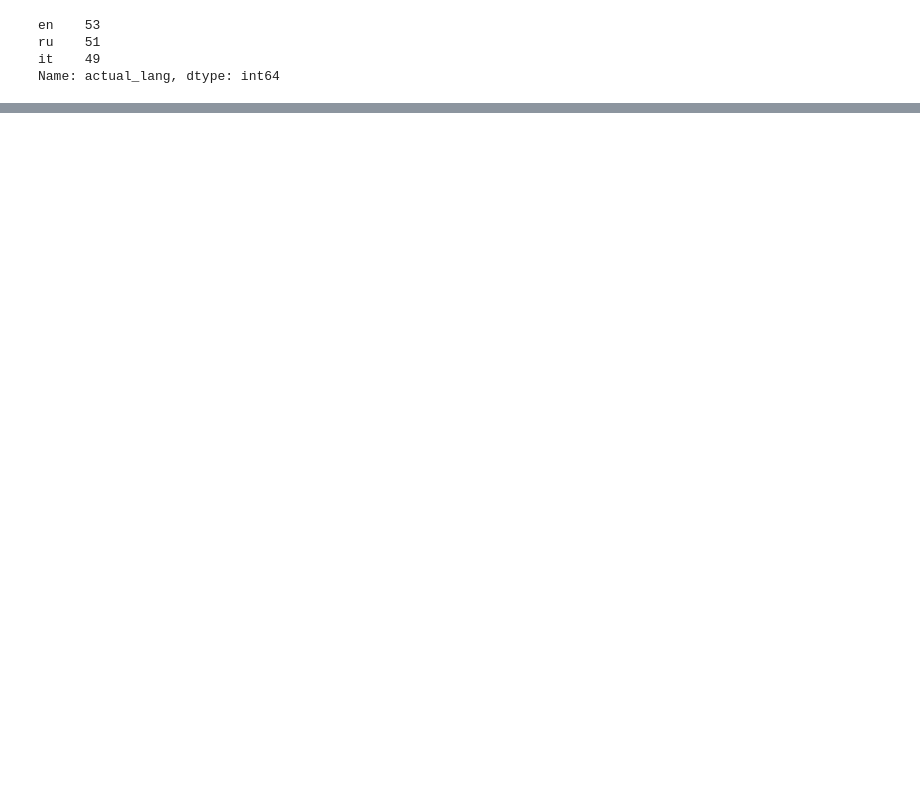
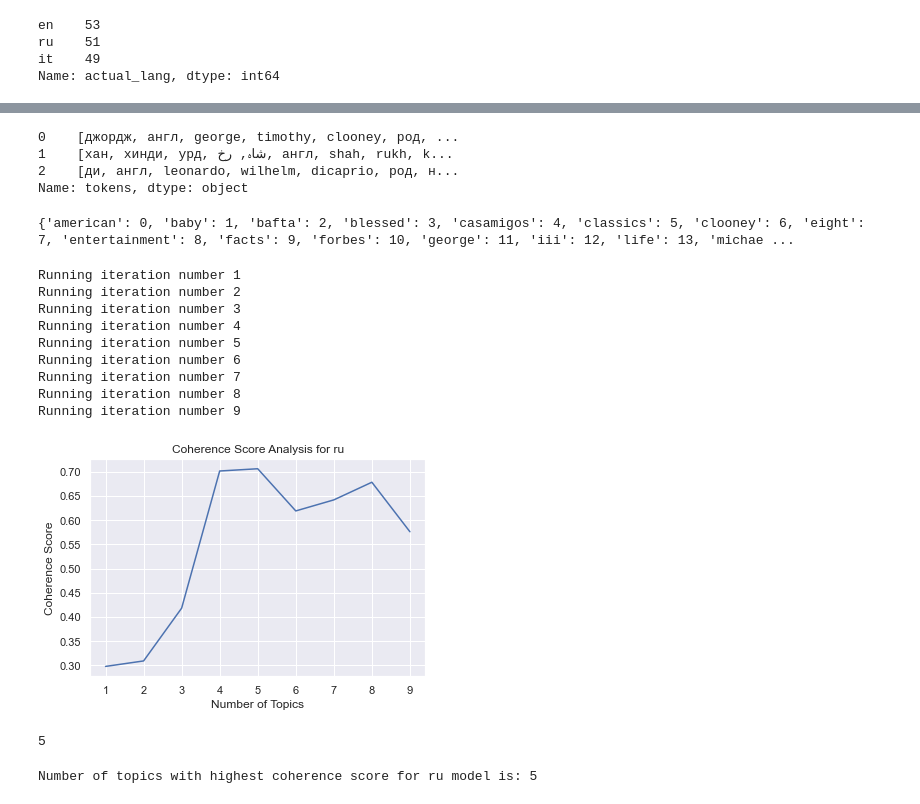
Before and after one commit to bhavesh-chainani/topic_modelling, a Jupyter notebook: scripts/topic_modelling.ipynb, the cells around one changed output, grey strips where cells are left out. Drawn from its saved outputs; the diff is of its cells as text; code cells hidden in the pictures; blank space fills up the shorter version.

```diff
--- a/scripts/topic_modelling.ipynb
+++ b/scripts/topic_modelling.ipynb
@@ -81,2 +73,17 @@ for summary in nlp.pipe(reports['summary']):
     proj_tok = [token.lemma_.lower() for token in summary if token.pos_ not in removal and not token.is_stop and token.is_alpha]
     tokens.append(proj_tok)
+# %%
+df['tokens'] = tokens
+df['tokens'][:3]
+# %% [output]
+0    [джордж, англ, george, timothy, clooney, род, ...
+1    [хан, хинди, урд, شاہ, رخ, англ, shah, rukh, k...
+2    [ди, англ, leonardo, wilhelm, dicaprio, род, н...
+Name: tokens, dtype: object
+# %%
+# I will apply the Dictionary Object from Gensim, which maps each word to their unique ID:
+dictionary = Dictionary(df['tokens'])
+# %%
+print(dictionary.token2id)
+# %% [output]
+{'american': 0, 'baby': 1, 'bafta': 2, 'blessed': 3, 'casamigos': 4, 'classics': 5, 'clooney': 6, 'eight': 7, 'entertainment': 8, 'facts': 9, 'forbes': 10, 'george': 11, 'iii': 12, 'life': 13, 'michae ...
@@ -82,0 +92,42 @@ for summary in nlp.pipe(reports['summary']):
+# %%
+corpus = [dictionary.doc2bow(doc) for doc in df['tokens']]
+# %%
+# set baseline model
+lda_model = LdaMulticore(corpus=corpus, id2word=dictionary, iterations=50, num_topics=10, workers = 4, passes=10)
+# %%
+topics = []
+score = []
+for i in range(1,10,1):
+    print("Running iteration number " + str(i))
+    lda_model = LdaMulticore(corpus=corpus, id2word=dictionary, iterations=10, num_topics=i, workers = 4, passes=10, random_state=100)
+    cm = CoherenceModel(model=lda_model, texts = df['tokens'], corpus=corpus, dictionary=dictionary, coherence='c_v')
+    topics.append(i)
+    score.append(cm.get_coherence())
+fig, ax = plt.subplots(nrows=1, ncols=1)
+plt.plot(topics, score)
+plt.xlabel('Number of Topics')
+plt.ylabel('Coherence Score')
+plt.title('Coherence Score Analysis for ' + str(lang))
+fig.patch.set_facecolor('white')
+plt.show()
+fig.savefig("../files/output/" + str(lang) + "/coherence_score_" + str(lang) + ".png", bbox_inches='tight')
+# %% [output]
+Running iteration number 1
+Running iteration number 2
+Running iteration number 3
+Running iteration number 4
+Running iteration number 5
+Running iteration number 6
+Running iteration number 7
+Running iteration number 8
+Running iteration number 9
+[figure, added]
+# %%
+num_topics = topics[score.index(max(score))]
+num_topics
+# %% [output]
+5
+# %%
+print("Number of topics with highest coherence score for " + str(lang) + " model is: " + str(num_topics))
+# %% [output]
+Number of topics with highest coherence score for ru model is: 5
```
Also changed, not shown: parts of 17 cells of this notebook, 13 other files.
